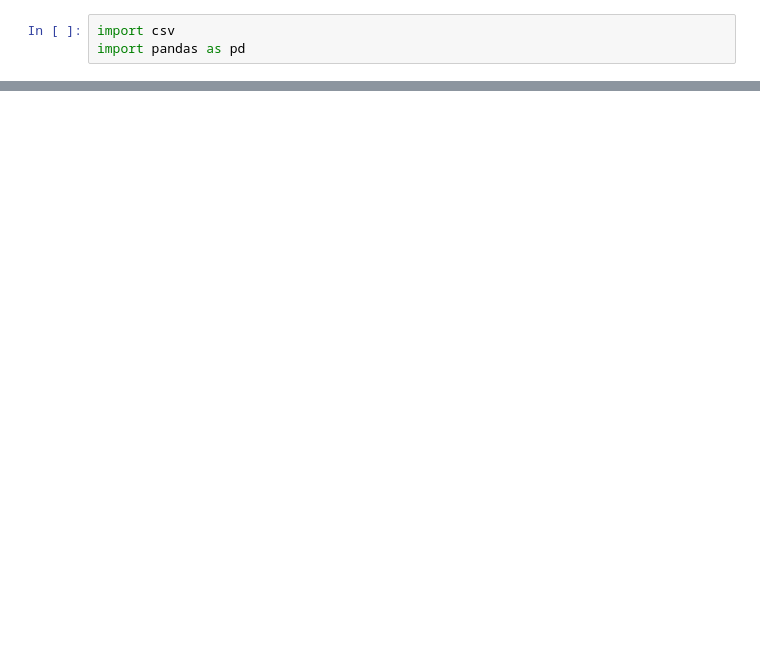
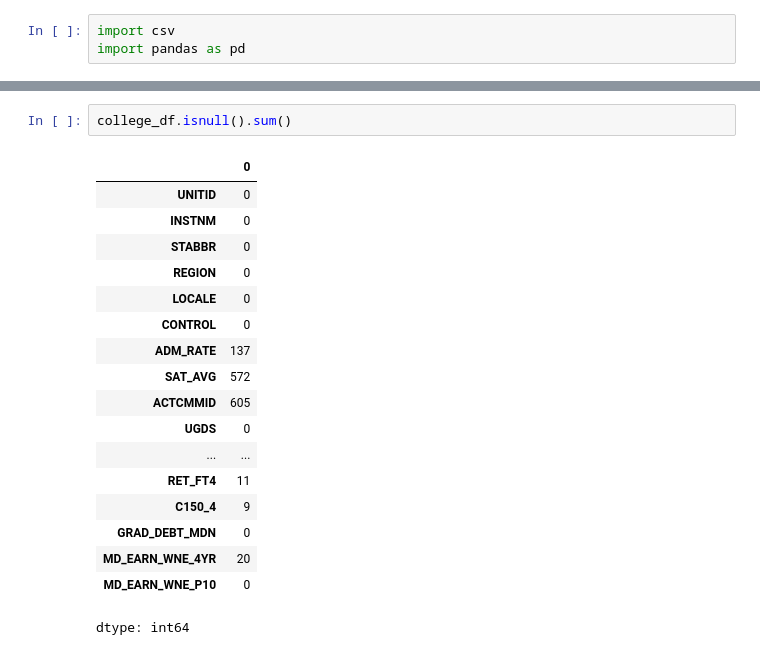
Before and after one commit to mjwillis717-coder/dsrp, a Jupyter notebook: DSRP_Education.ipynb, the cells around one changed output, grey strips where cells are left out. Cells and saved outputs as stored; diff of their text form; blank space fills up the shorter version.

```diff
--- a/DSRP_Education.ipynb
+++ b/DSRP_Education.ipynb
@@ -16,0 +25,21 @@ college_df.head()
+# %%
+college_df.isnull().sum()
+# %% [output]
+|  | 0 |
+| UNITID | 0 |
+| INSTNM | 0 |
+| STABBR | 0 |
+| REGION | 0 |
+| LOCALE | 0 |
+| CONTROL | 0 |
+| ADM_RATE | 137 |
+| SAT_AVG | 572 |
+| ACTCMMID | 605 |
+| UGDS | 0 |
+| ... | ... |
+| RET_FT4 | 11 |
+| C150_4 | 9 |
+| GRAD_DEBT_MDN | 0 |
+| MD_EARN_WNE_4YR | 20 |
+| MD_EARN_WNE_P10 | 0 |
+dtype: int64
```
Also changed, not shown: parts of 6 cells of this notebook.
